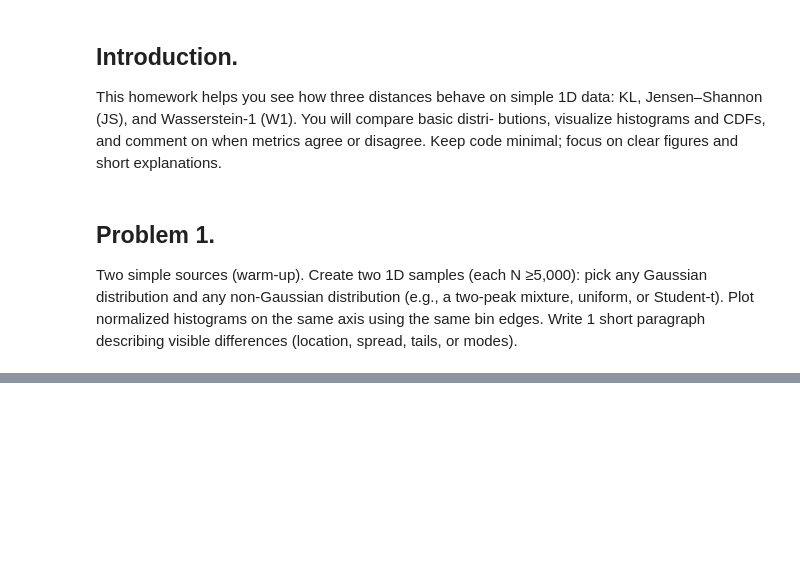
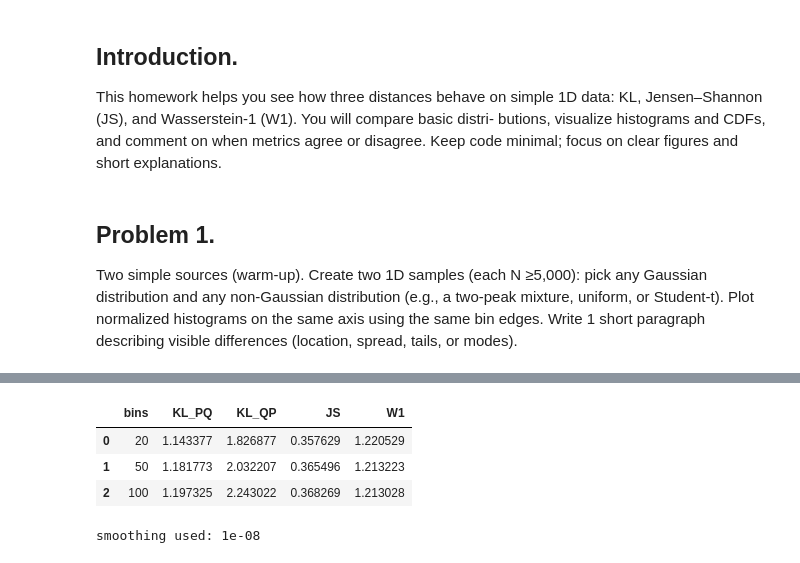
Before and after one commit to amnessa/MMI_714_generative_models, a Jupyter notebook: homeworks/homework1/Cagdas_Guven_Homework1.ipynb, the cells around one changed output, grey strips where cells are left out. Saved outputs shown, nothing was run; the diff lists cells and outputs as text; code cells hidden in the pictures; blank space fills up the shorter version.

```diff
--- a/homeworks/homework1/Cagdas_Guven_Homework1.ipynb
+++ b/homeworks/homework1/Cagdas_Guven_Homework1.ipynb
@@ -67,0 +178,13 @@ modes).
+# %%
+bin_counts = [20, 50, 100]
+smoothing = DEFAULT_SMOOTH
+df_p2 = metrics_table_for_bins(P1, Q1, bin_counts, smoothing, range_=r1)
+display(df_p2)
+df_p2.to_csv(os.path.join(outdir, 'p2_metrics.csv'), index=False)
+print(f'smoothing used: {smoothing}')
+# %% [output]
+|  | bins | KL_PQ | KL_QP | JS | W1 |
+| 0 | 20 | 1.143377 | 1.826877 | 0.357629 | 1.220529 |
+| 1 | 50 | 1.181773 | 2.032207 | 0.365496 | 1.213223 |
+| 2 | 100 | 1.197325 | 2.243022 | 0.368269 | 1.213028 |
+smoothing used: 1e-08
```
Also changed, not shown: parts of 11 cells of this notebook, 1 other file.
